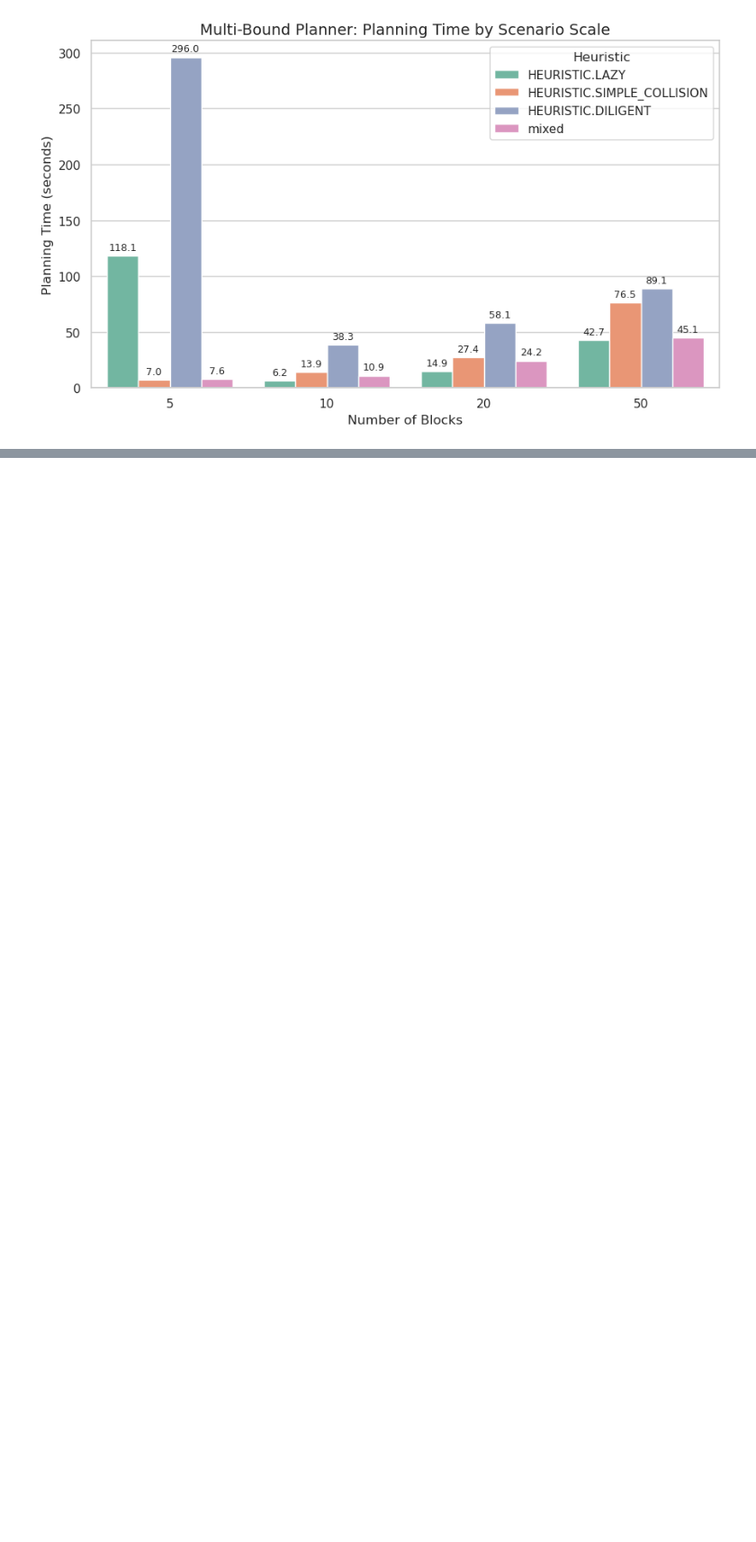
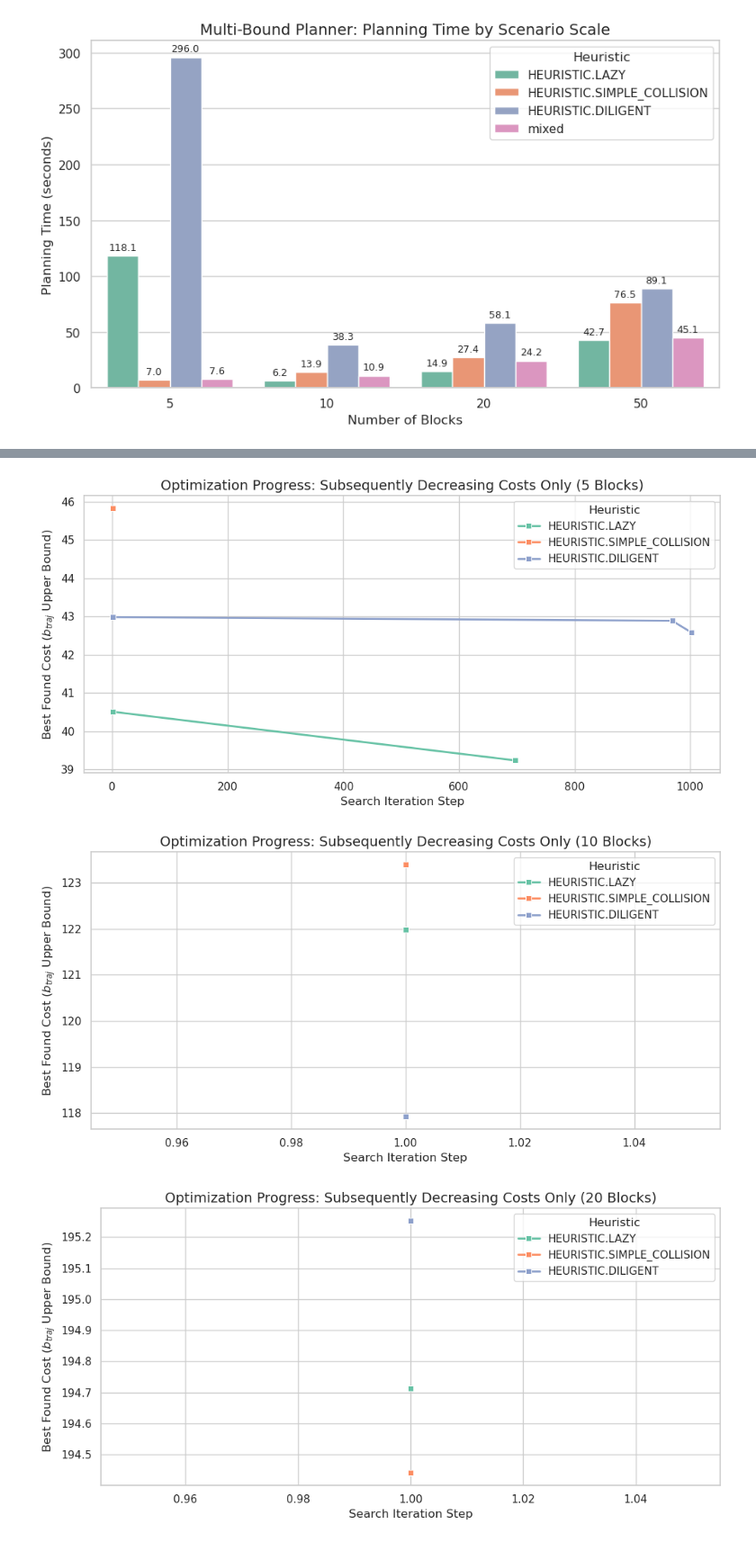
Before and after one commit to RareCentipede/modular_contruction_task_planner, a Jupyter notebook: modular_construction_task_planner/modular_construction_task_planner/scripts/plot_res.ipynb, the cells around one changed output, grey strips where cells are left out. Shown at 90% size. Cells and saved outputs as stored; diff of their text form; code cells hidden in the pictures; blank space fills up the shorter version.

```diff
--- a/modular_construction_task_planner/modular_construction_task_planner/scripts/plot_res.ipynb
+++ b/modular_construction_task_planner/modular_construction_task_planner/scripts/plot_res.ipynb
@@ -145,0 +221,28 @@ plt.show()
+# %%
+for scale in unique_scales:
+    df_scale = df_filtered_all[df_filtered_all['no.blocks'] == scale]
+
+    fig, ax = plt.subplots(figsize=(10, 5))
+    sns.lineplot(
+        data=df_scale,
+        x='iteration',
+        y='mb_cost_per_iteration',
+        hue='heuristic',
+        palette=heuristic_colors,
+        marker='s',  # Square markers for breakthrough moments
+        linewidth=2,
+        markersize=6,
+        ax=ax
+    )
+
+    ax.set_title(f'Optimization Progress: Subsequently Decreasing Costs Only ({scale} Blocks)')
+    ax.set_xlabel('Search Iteration Step')
+    ax.set_ylabel('Best Found Cost ($b_{traj}$ Upper Bound)')
+    ax.legend(title='Heuristic', loc='upper right')  # Placed top-left inside grid
+
+    plt.tight_layout()
+    plt.show()
+# %% [output]
+[figure, added]
+[figure, added]
+[figure, added]
```
Also changed, not shown: parts of 5 cells of this notebook, 27 other files.
